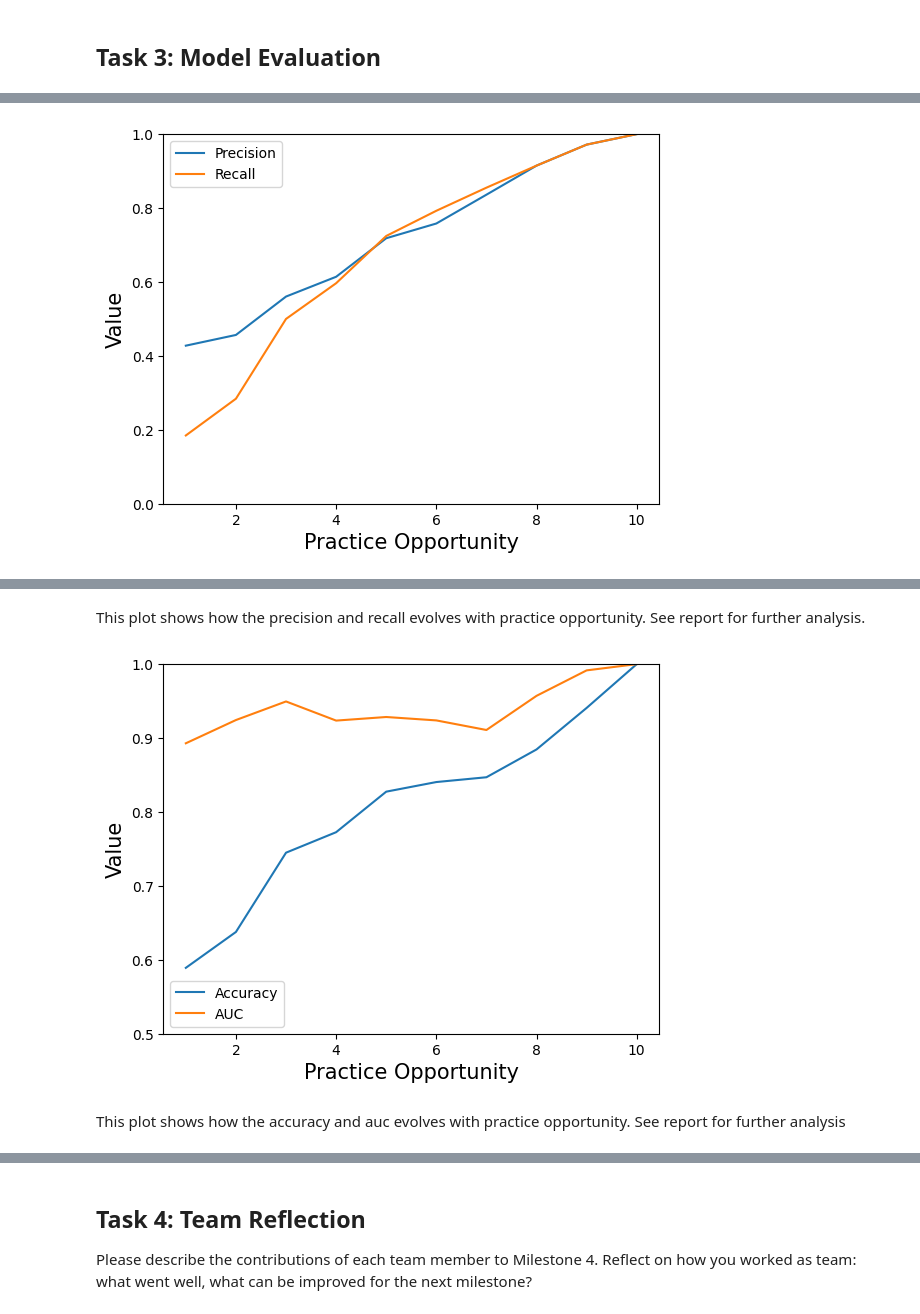
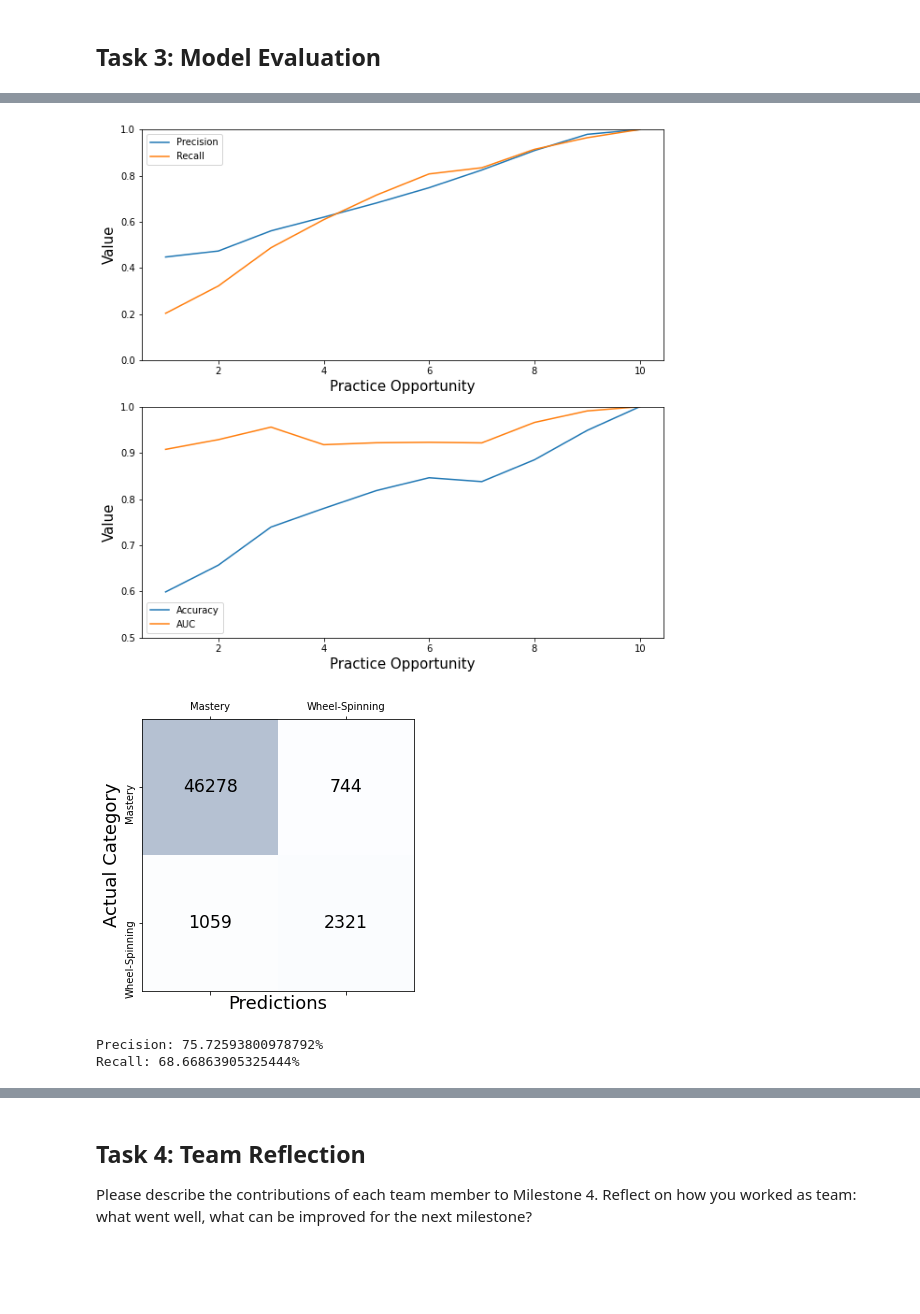
Before and after one commit to odudler/mlbd2023, a Jupyter notebook: m4_calcularis_report.ipynb, the cells around one changed output, grey strips where cells are left out. Drawn from its saved outputs; the diff is of its cells as text; code cells hidden in the pictures; blank space fills up the shorter version.

```diff
--- a/m4_calcularis_report.ipynb
+++ b/m4_calcularis_report.ipynb
@@ -853,0 +830,16 @@ Here we train the model on the training set once, then evaluate the models perfo
+# %%
+#Run the forest model and evaluate
+forest_hyperparams = {
+    'criterion': FOREST_CRITERION,
+    'n_estimators': FOREST_N_ESTIMATORS_TO_EXPLORE,
+    'depths': FOREST_DEPTHS_TO_EXPLORE
+}
+acc_results, best_acc_hyperparameters, auc_results, best_auc_hyperparameters = run(
+    'forest',
+    X_train,
+    y_train,
+    X_test,
+    y_test,
+    hyperparameters=forest_hyperparams,
+    verbose=True
+)
@@ -854,39 +857,14 @@ Here we train the model on the training set once, then evaluate the models perfo
 # %%
-precisions = []
-recalls = []
-conf_matrices = []
-accuracies = []
-aucs = []
 best_model = RandomForestClassifier(
     n_estimators = best_acc_hyperparameters[0],
     max_depth = best_acc_hyperparameters[1],
     criterion = FOREST_CRITERION
 )
-best_model.fit(X_train, y_train)
-for i in range(1, PO_CUTOFF + 1):
-    limited_validation = dataset[dataset.user_id.isin(test_users)]
-    limited_validation = limited_validation[limited_validation.po == i]
-    y_lim_val = limited_validation.is_wheelspinning
-    X_lim_val = limited_validation.drop(columns=['user_id', 'is_wheelspinning'])
-    y_pred = best_model.predict(X_lim_val)
-    accuracy = balanced_accuracy_score(y_lim_val, y_pred)
-
-    y_pred_proba = best_model.predict_proba(X_lim_val)[:,1]
-    conf_matrix = confusion_matrix(y_lim_val, y_pred)
-    auc = roc_auc_score(y_lim_val, y_pred_proba)
-
-    accuracies.append(accuracy)
-    aucs.append(auc)
-    conf_matrices.append(conf_matrix)
-    precisions.append(conf_matrix[1][1] / (conf_matrix[1][1] + conf_matrix[0][1]))
-    recalls.append(conf_matrix[1][1] / (conf_matrix[1][0] + conf_matrix[1][1]))
-
-plt.plot([1, 2, 3, 4, 5, 6, 7, 8, 9, 10], precisions)
-plt.plot([1, 2, 3, 4, 5, 6, 7, 8, 9, 10], recalls)
-plt.ylim([0.0, 1])
-plt.xlabel('Practice Opportunity', fontsize = 15)
-plt.ylabel('Value', fontsize = 15)
-plt.legend(['Precision', 'Recall'])
-plt.show()
+plot_prec_recall(best_model)
+compute_conf_matrix(acc_results)
+compute_conf_matrix_perc(acc_results)
 # %% [output]
-[figure, old version]
+[figure, new version]
+[figure, added]
+Precision: 75.72593800978792%
+Recall: 68.66863905325444%
@@ -893,14 +871,0 @@ plt.show()
-# %% [markdown]
-This plot shows how the precision and recall evolves with practice opportunity. See report for further analysis.
-# %%
-plt.plot([1, 2, 3, 4, 5, 6, 7, 8, 9, 10], accuracies)
-plt.plot([1, 2, 3, 4, 5, 6, 7, 8, 9, 10], aucs)
-plt.xlabel('Practice Opportunity', fontsize = 15)
-plt.ylabel('Value', fontsize = 15)
-plt.legend(['Accuracy', 'AUC'])
-plt.ylim([0.5, 1])
-plt.show()
-# %% [output]
-[figure, removed]
-# %% [markdown]
-This plot shows how the accuracy and auc evolves with practice opportunity. See report for further analysis
```
Also changed, not shown: parts of 32 cells of this notebook.
